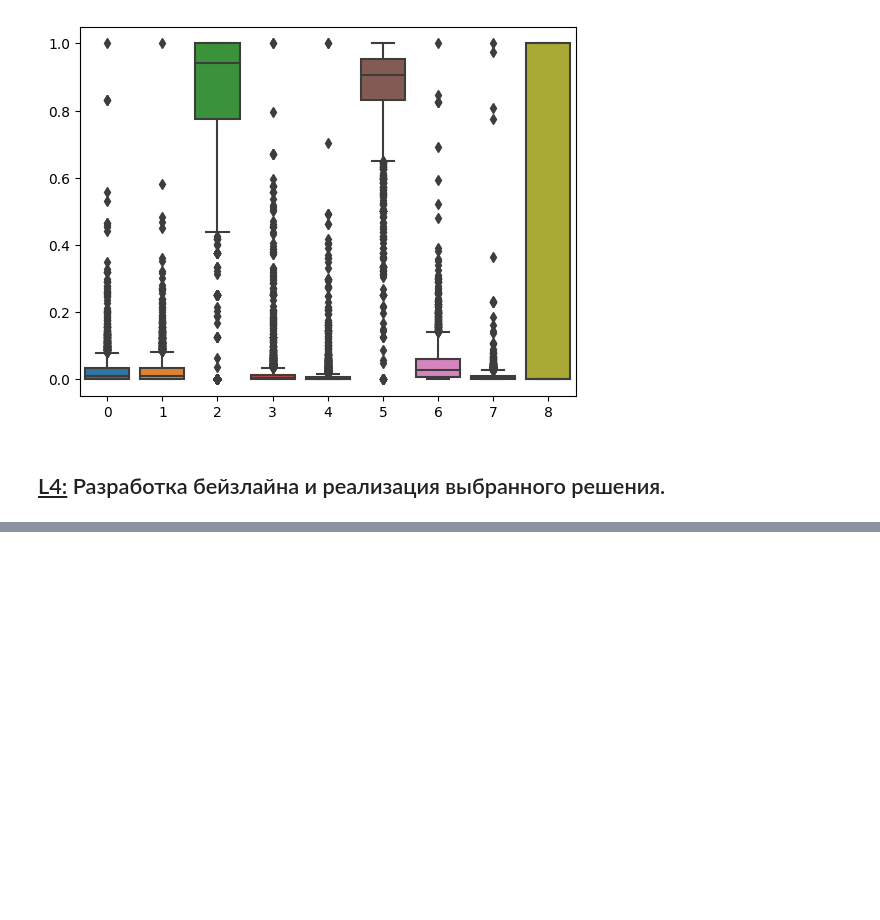
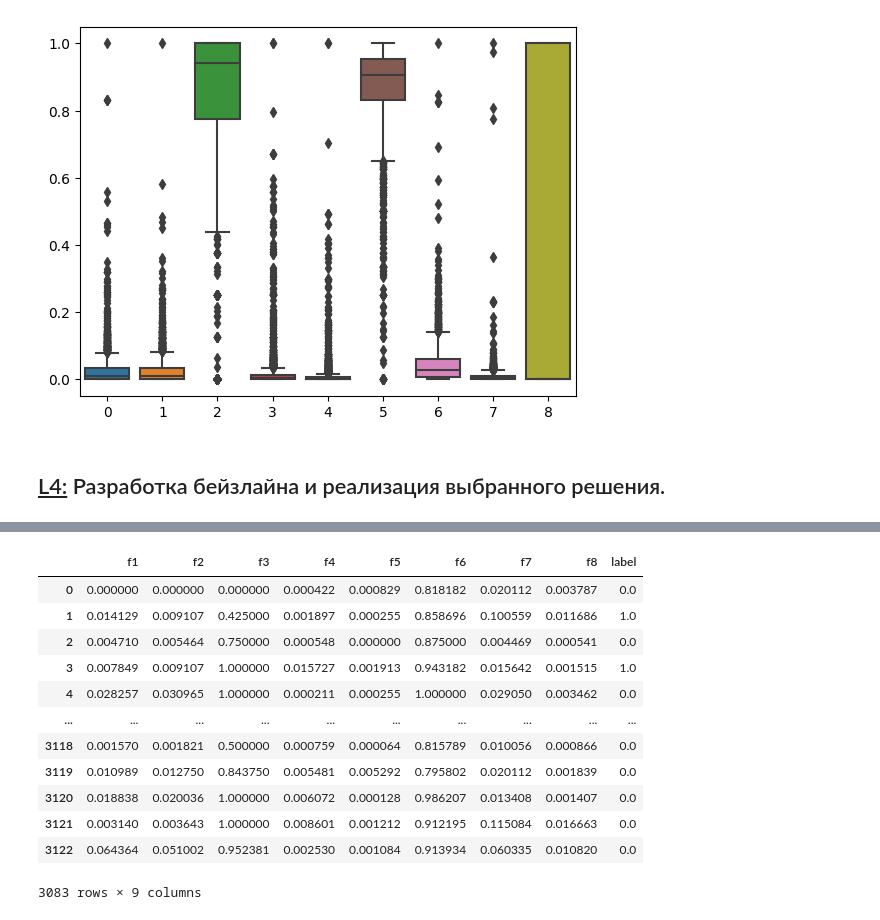
Before and after one commit to wyluilipe/wb_fakerecalls, a Jupyter notebook: mltask.ipynb, the cells around one changed output, grey strips where cells are left out. Drawn from its saved outputs; the diff is of its cells as text; code cells hidden in the pictures; blank space fills up the shorter version.

```diff
--- a/mltask.ipynb
+++ b/mltask.ipynb
@@ -739,0 +779,17 @@ array([-0.42193148, -0.37002355, -0.1713625 , -0.251425  , -0.34881377,
+# %%
+X = (X - X.min()) / (X.max() - X.min())
+X
+# %% [output]
+|  | f1 | f2 | f3 | f4 | f5 | f6 | f7 | f8 | label |
+| 0 | 0.000000 | 0.000000 | 0.000000 | 0.000422 | 0.000829 | 0.818182 | 0.020112 | 0.003787 | 0.0 |
+| 1 | 0.014129 | 0.009107 | 0.425000 | 0.001897 | 0.000255 | 0.858696 | 0.100559 | 0.011686 | 1.0 |
+| 2 | 0.004710 | 0.005464 | 0.750000 | 0.000548 | 0.000000 | 0.875000 | 0.004469 | 0.000541 | 0.0 |
+| 3 | 0.007849 | 0.009107 | 1.000000 | 0.015727 | 0.001913 | 0.943182 | 0.015642 | 0.001515 | 1.0 |
+| 4 | 0.028257 | 0.030965 | 1.000000 | 0.000211 | 0.000255 | 1.000000 | 0.029050 | 0.003462 | 0.0 |
+| ... | ... | ... | ... | ... | ... | ... | ... | ... | ... |
+| 3118 | 0.001570 | 0.001821 | 0.500000 | 0.000759 | 0.000064 | 0.815789 | 0.010056 | 0.000866 | 0.0 |
+| 3119 | 0.010989 | 0.012750 | 0.843750 | 0.005481 | 0.005292 | 0.795802 | 0.020112 | 0.001839 | 0.0 |
+| 3120 | 0.018838 | 0.020036 | 1.000000 | 0.006072 | 0.000128 | 0.986207 | 0.013408 | 0.001407 | 0.0 |
+| 3121 | 0.003140 | 0.003643 | 1.000000 | 0.008601 | 0.001212 | 0.912195 | 0.115084 | 0.016663 | 0.0 |
+| 3122 | 0.064364 | 0.051002 | 0.952381 | 0.002530 | 0.001084 | 0.913934 | 0.060335 | 0.010820 | 0.0 |
+3083 rows × 9 columns
```
Also changed, not shown: parts of 44 cells of this notebook.
